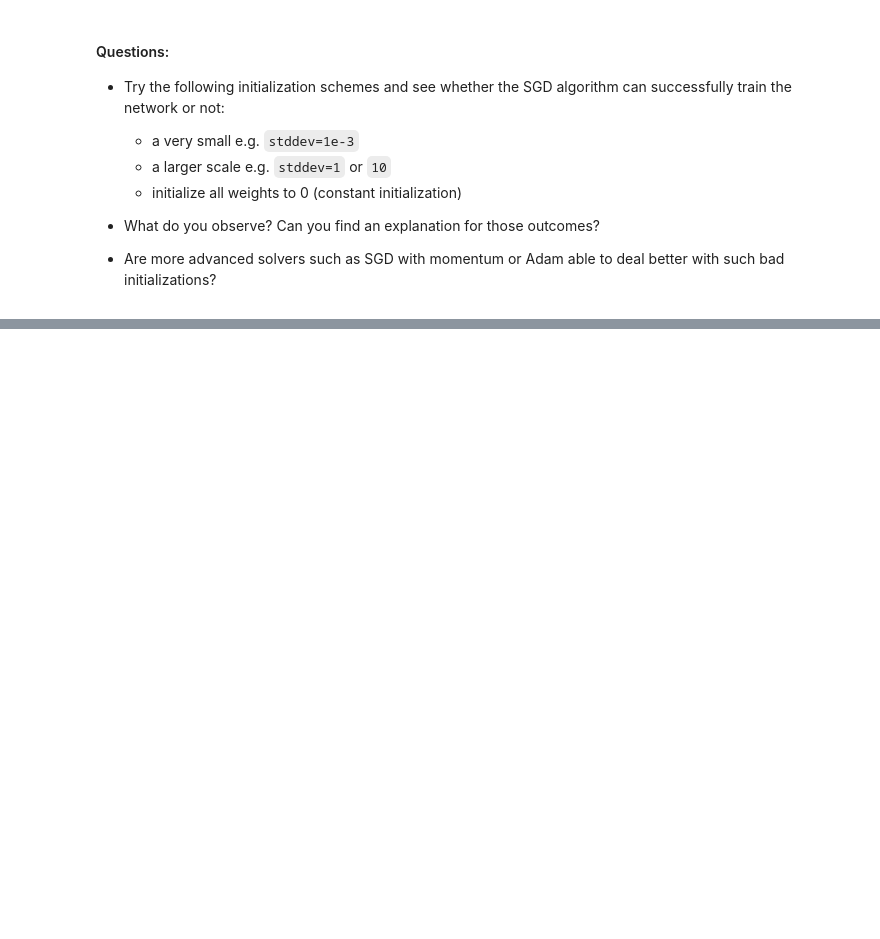
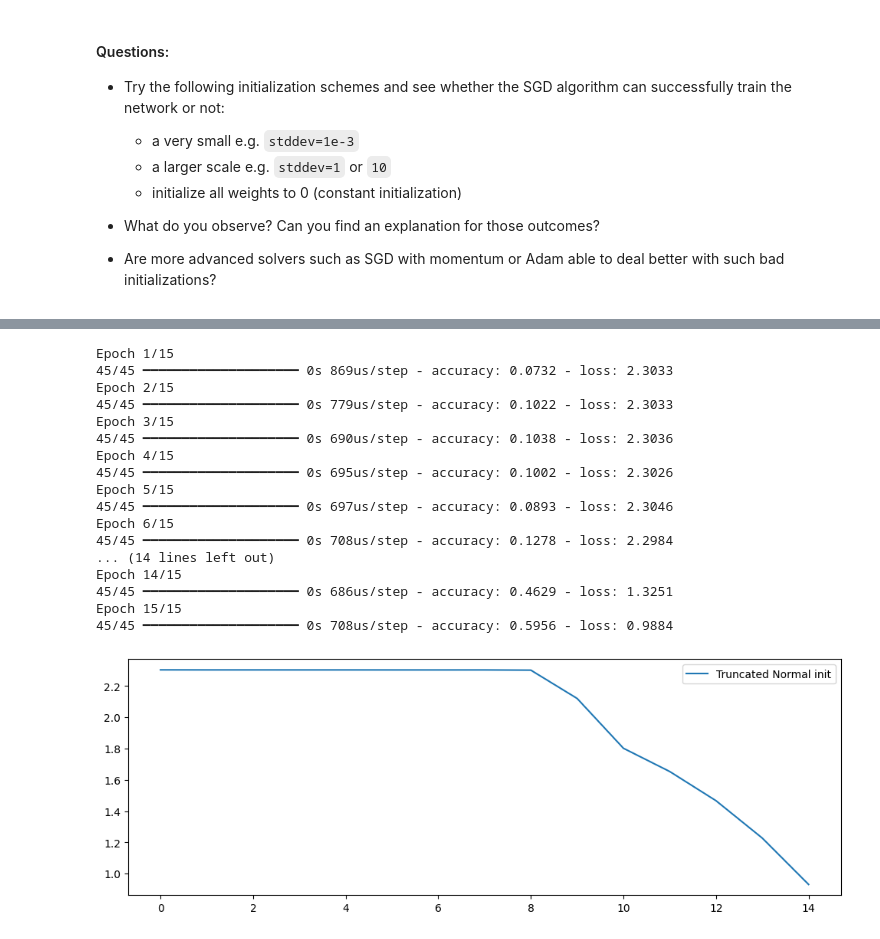
Before and after one commit to monzchan/deep_learning, a Jupyter notebook: 01_materials/labs/lab_1.ipynb, the cells around one changed output, grey strips where cells are left out. Saved outputs shown, nothing was run; the diff lists cells and outputs as text; code cells hidden in the pictures; blank space fills up the shorter version.

```diff
--- a/01_materials/labs/lab_1.ipynb
+++ b/01_materials/labs/lab_1.ipynb
@@ -640,0 +903,45 @@ model.layers[0].weights
+# %%
+# Initilize all weght to 0
+from tensorflow.keras import initializers
+from tensorflow.keras import optimizers
+
+input_dim = 64
+hidden_dim = 64
+output_dim = 10
+
+normal_init = initializers.TruncatedNormal(stddev=1e-3, seed=42)
+
+model = Sequential()
+model.add(Dense(hidden_dim, input_dim=input_dim, activation="tanh",
+                kernel_initializer=normal_init))
+model.add(Dense(hidden_dim, activation="tanh",
+                kernel_initializer=normal_init))
+model.add(Dense(output_dim, activation="softmax",
+                kernel_initializer=normal_init))
+
+model.compile(optimizer=optimizers.SGD(learning_rate=0.1),
+              loss='categorical_crossentropy', metrics=['accuracy'])
+
+history = model.fit(X_train, y_train, epochs=15, batch_size=32)
+plt.figure(figsize=(12, 4))
+plt.plot(history.history['loss'], label="Truncated Normal init")
+plt.legend();
+# %% [output]
+Epoch 1/15
+45/45 ━━━━━━━━━━━━━━━━━━━━ 0s 869us/step - accuracy: 0.0732 - loss: 2.3033
+Epoch 2/15
+45/45 ━━━━━━━━━━━━━━━━━━━━ 0s 779us/step - accuracy: 0.1022 - loss: 2.3033
+Epoch 3/15
+45/45 ━━━━━━━━━━━━━━━━━━━━ 0s 690us/step - accuracy: 0.1038 - loss: 2.3036
+Epoch 4/15
+45/45 ━━━━━━━━━━━━━━━━━━━━ 0s 695us/step - accuracy: 0.1002 - loss: 2.3026
+Epoch 5/15
+45/45 ━━━━━━━━━━━━━━━━━━━━ 0s 697us/step - accuracy: 0.0893 - loss: 2.3046
+Epoch 6/15
+45/45 ━━━━━━━━━━━━━━━━━━━━ 0s 708us/step - accuracy: 0.1278 - loss: 2.2984
+... (14 lines left out)
+Epoch 14/15
+45/45 ━━━━━━━━━━━━━━━━━━━━ 0s 686us/step - accuracy: 0.4629 - loss: 1.3251
+Epoch 15/15
+45/45 ━━━━━━━━━━━━━━━━━━━━ 0s 708us/step - accuracy: 0.5956 - loss: 0.9884
+[figure, added]
```
Also changed, not shown: parts of 26 cells of this notebook.
